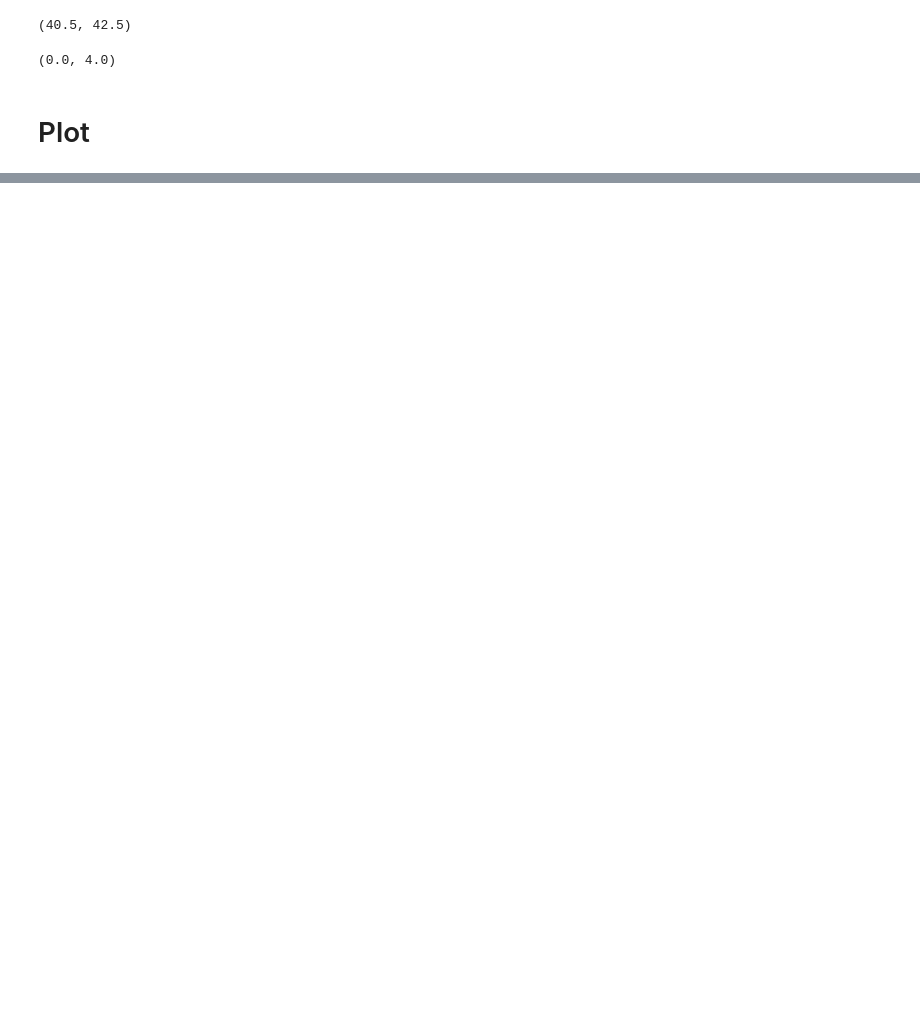
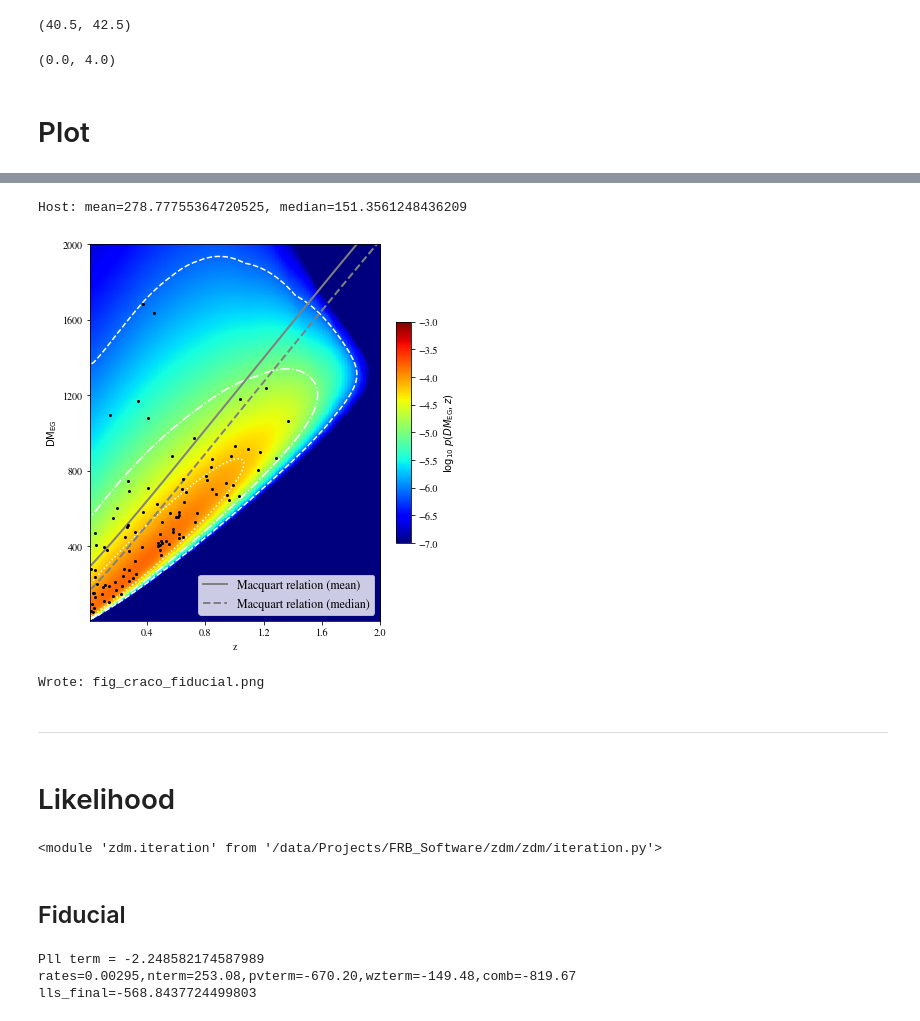
Before and after one commit to FRBs/zdm, a Jupyter notebook: papers/H0_I/Figures/Emax_vs_sfr.ipynb, the cells around one changed output, grey strips where cells are left out. Saved outputs shown, nothing was run; the diff lists cells and outputs as text; code cells hidden in the pictures; blank space fills up the shorter version.

```diff
--- a/papers/H0_I/Figures/Emax_vs_sfr.ipynb
+++ b/papers/H0_I/Figures/Emax_vs_sfr.ipynb
@@ -49,0 +153,31 @@ plt.show()
+# %%
+vparams3 = dict(sfr_n=1.576)
+grid3.update(vparams3)
+# %%
+figs_zdm_H0_I.fig_craco_fiducial(grid=grid3, survey=survey3, show=True, figsize=(6,6))
+# %% [output]
+Host: mean=278.77755364720525, median=151.3561248436209
+[figure, added]
+Wrote: fig_craco_fiducial.png
+# %% [markdown]
+----
+# %% [markdown]
+# Likelihood
+# %%
+reload(it)
+# %% [output]
+<module 'zdm.iteration' from '/data/Projects/FRB_Software/zdm/zdm/iteration.py'>
+# %% [markdown]
+## Fiducial
+# %%
+C,llC,lltot=it.minimise_const_only(
+    None,[grid],[survey])
+grid.state.FRBdemo.lC = C
+lls_final, nterm, pvterm, lpvals, lwz = it.calc_likelihoods_2D(
+                    grid, survey,
+                    norm=True,psnr=True,dolist=4, verbose=True)
+print(f'lls_final={lls_final}')
+# %% [output]
+Pll term = -2.248582174587989
+rates=0.00295,nterm=253.08,pvterm=-670.20,wzterm=-149.48,comb=-819.67
+lls_final=-568.8437724499803
```
Also changed, not shown: parts of 23 cells of this notebook, 4 other files.
